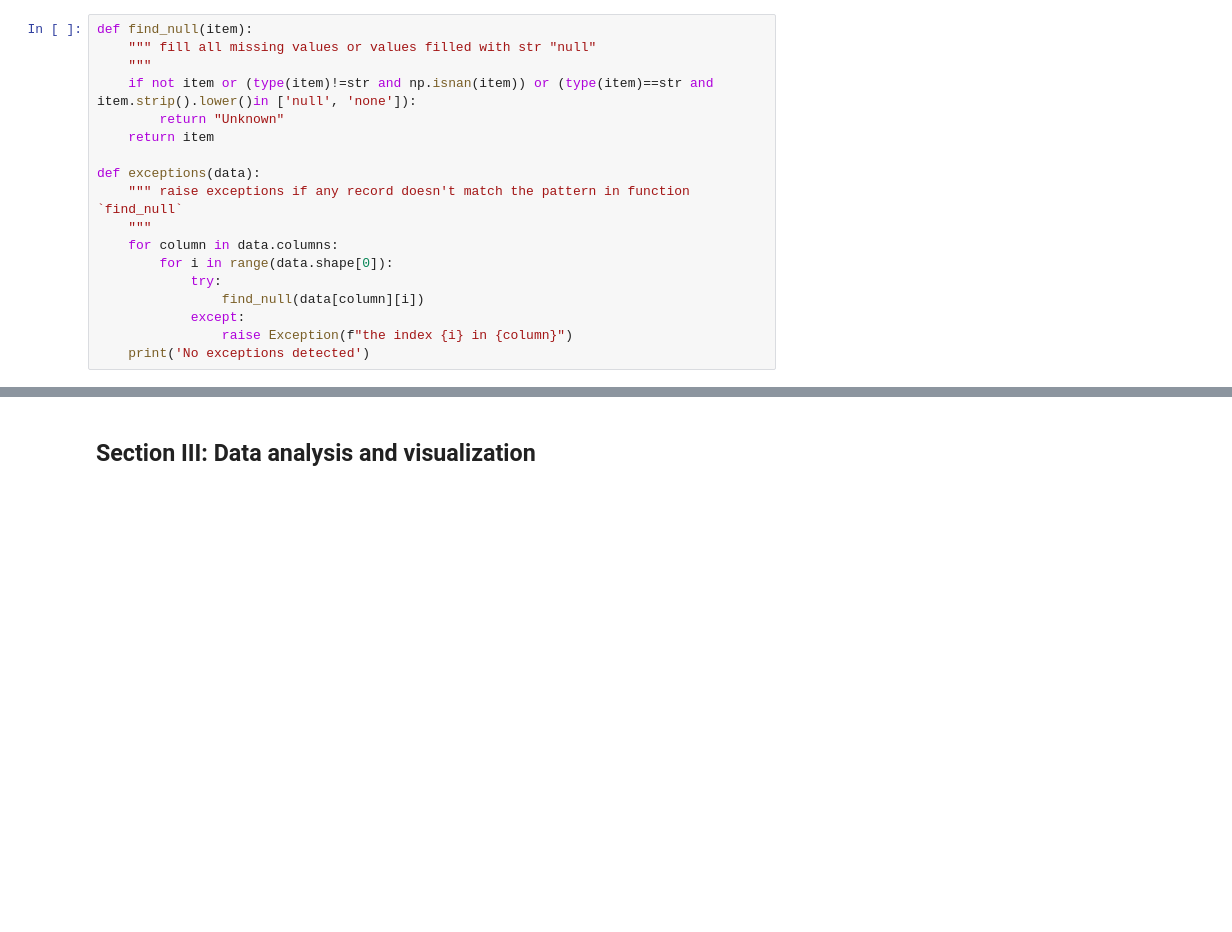
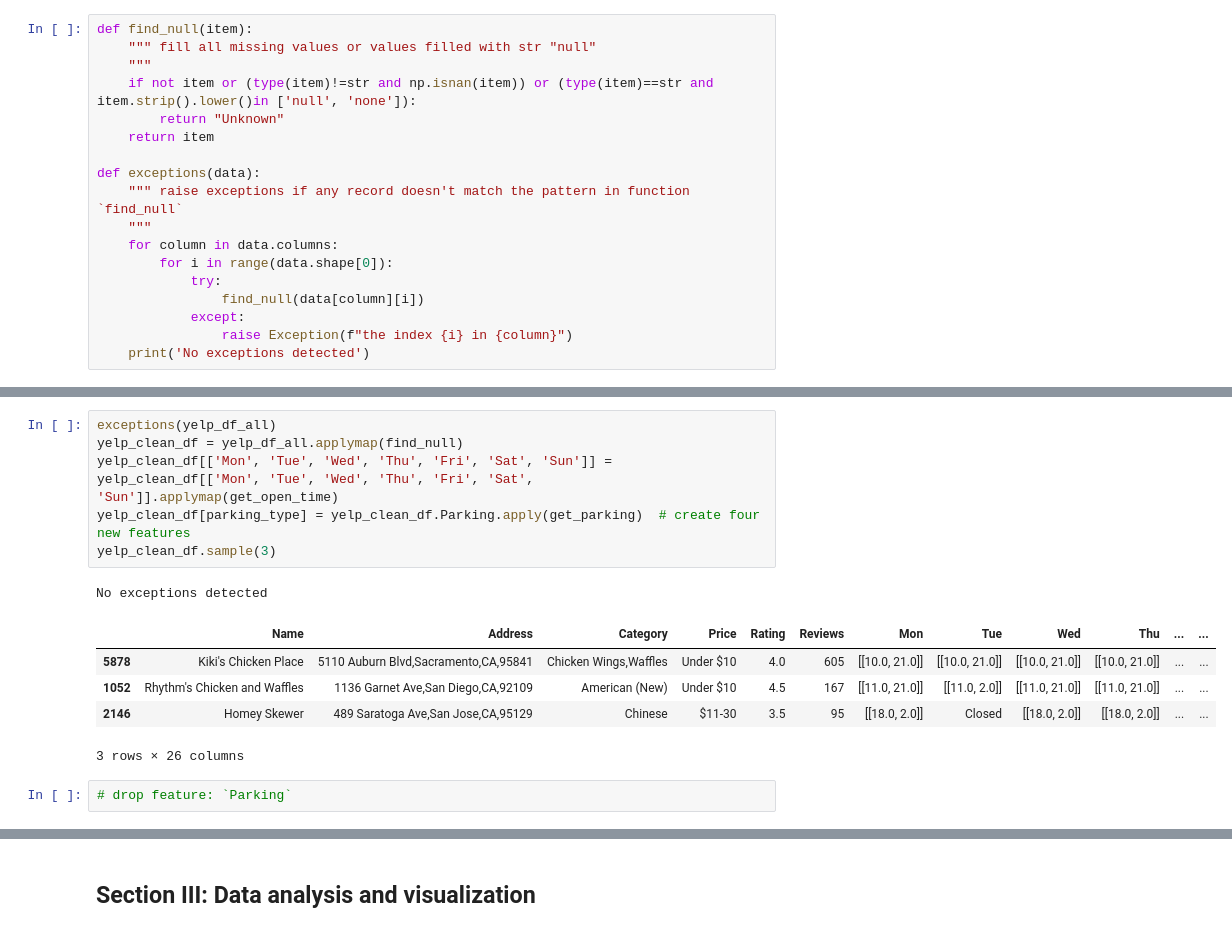
Before and after one commit to Chenghan-Sun/AdvDS-Analysis, a Jupyter notebook: Notebooks/Main_notebook.ipynb, the cells around one changed output, grey strips where cells are left out. Saved outputs shown, nothing was run; the diff lists cells and outputs as text; blank space fills up the shorter version.

```diff
--- a/Notebooks/Main_notebook.ipynb
+++ b/Notebooks/Main_notebook.ipynb
@@ -393,0 +419,15 @@ No exceptions detected
+# %%
+exceptions(yelp_df_all)
+yelp_clean_df = yelp_df_all.applymap(find_null)
+yelp_clean_df[['Mon', 'Tue', 'Wed', 'Thu', 'Fri', 'Sat', 'Sun']] = yelp_clean_df[['Mon', 'Tue', 'Wed', 'Thu', 'Fri', 'Sat', 'Sun']].applymap(get_open_time)
+yelp_clean_df[parking_type] = yelp_clean_df.Parking.apply(get_parking)  # create four new features
+yelp_clean_df.sample(3)
+# %% [output]
+No exceptions detected
+|  | Name | Address | Category | Price | Rating | Reviews | Mon | Tue | Wed | Thu | ... | ... |
+| 5878 | Kiki's Chicken Place | 5110 Auburn Blvd,Sacramento,CA,95841 | Chicken Wings,Waffles | Under $10 | 4.0 | 605 | [[10.0, 21.0]] | [[10.0, 21.0]] | [[10.0, 21.0]] | [[10.0, 21.0]] | ... | ... |
+| 1052 | Rhythm's Chicken and Waffles | 1136 Garnet Ave,San Diego,CA,92109 | American (New) | Under $10 | 4.5 | 167 | [[11.0, 21.0]] | [[11.0, 2.0]] | [[11.0, 21.0]] | [[11.0, 21.0]] | ... | ... |
+| 2146 | Homey Skewer | 489 Saratoga Ave,San Jose,CA,95129 | Chinese | $11-30 | 3.5 | 95 | [[18.0, 2.0]] | Closed | [[18.0, 2.0]] | [[18.0, 2.0]] | ... | ... |
+3 rows × 26 columns
+# %%
+# drop feature: `Parking`
```
Also changed, not shown: parts of 16 cells of this notebook.
